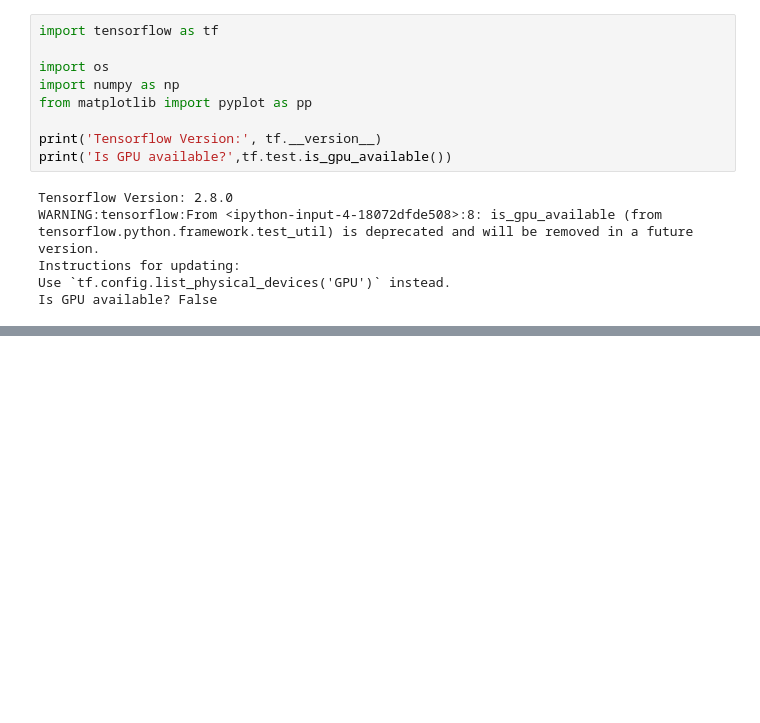
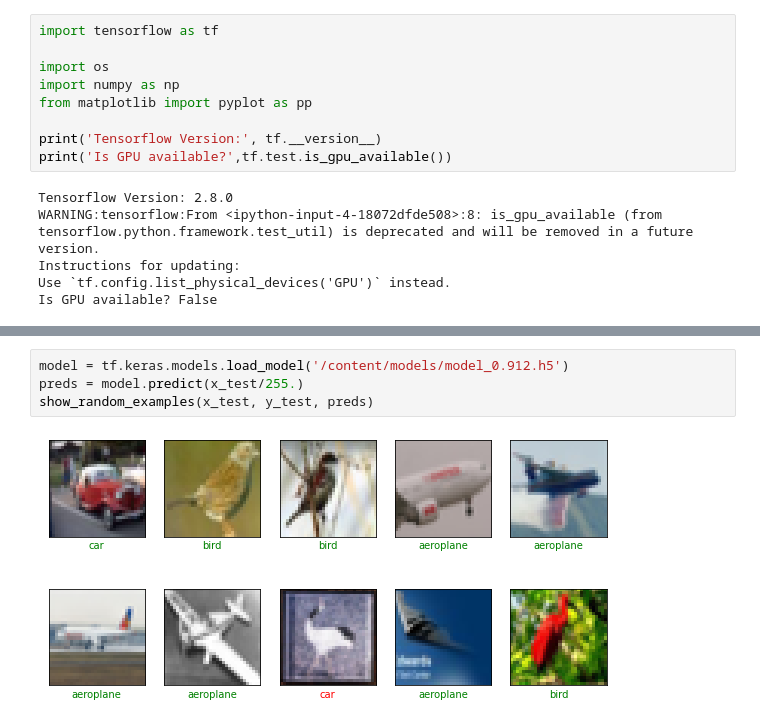
Before and after one commit to Surichn/DSAI, a Jupyter notebook: DS/CV/IC_CNN_Keras.ipynb, the cells around one changed output, grey strips where cells are left out. Cells and saved outputs as stored; diff of their text form; blank space fills up the shorter version.

```diff
--- a/DS/CV/IC_CNN_Keras.ipynb
+++ b/DS/CV/IC_CNN_Keras.ipynb
@@ -21,0 +190,6 @@ Is GPU available? False
+# %%
+model = tf.keras.models.load_model('/content/models/model_0.912.h5')
+preds = model.predict(x_test/255.)
+show_random_examples(x_test, y_test, preds)
+# %% [output]
+[figure, added]
```
Also changed, not shown: parts of 12 cells of this notebook.
